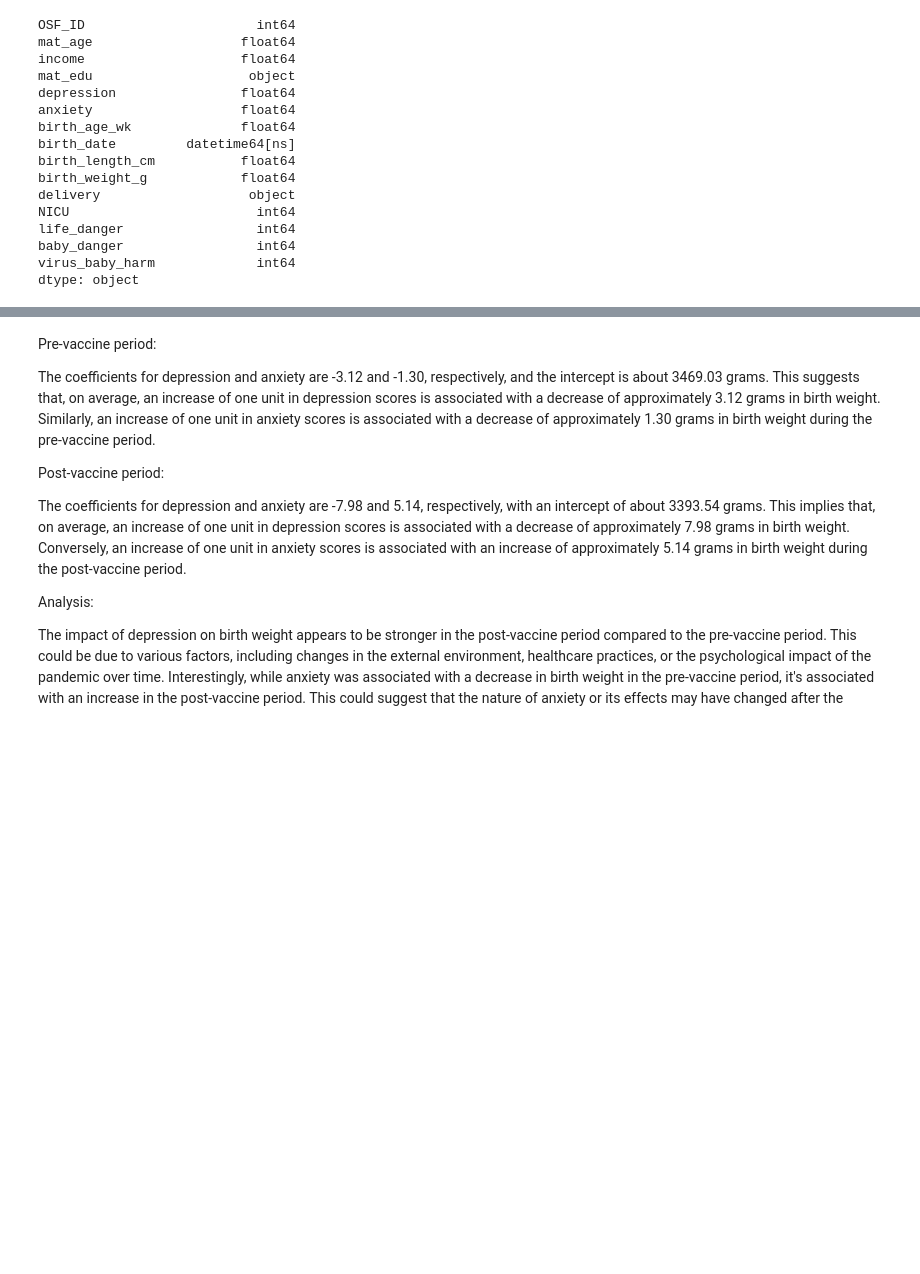
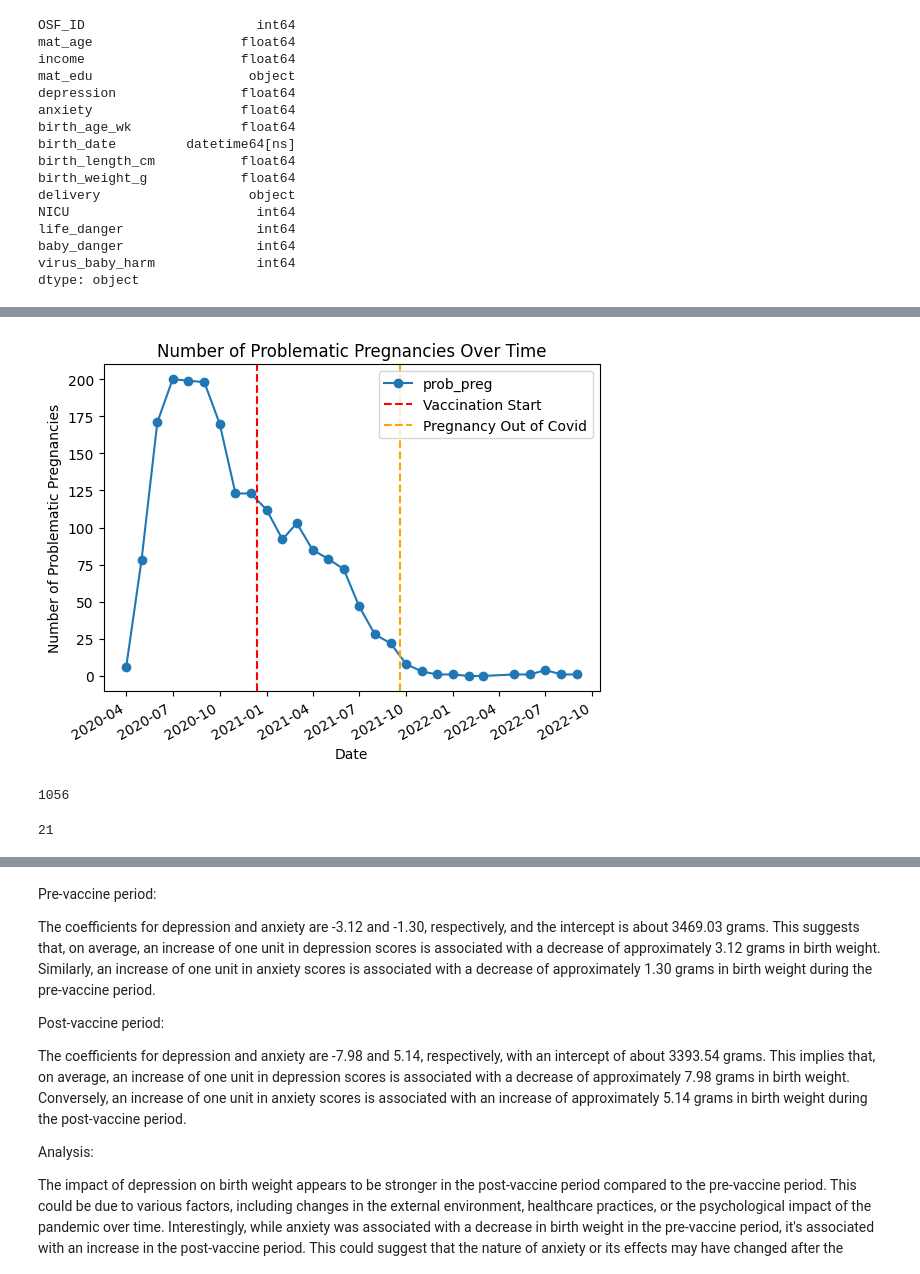
Before and after one commit to jkondo14/Group110_WI24, a Jupyter notebook: Dylangroup110.ipynb, the cells around one changed output, grey strips where cells are left out. Saved outputs shown, nothing was run; the diff lists cells and outputs as text; code cells hidden in the pictures; blank space fills up the shorter version.

```diff
--- a/Dylangroup110.ipynb
+++ b/Dylangroup110.ipynb
@@ -292,0 +299,32 @@ Number of rows in the postvaccine subset: 1886
+# %%
+problematic_pregnancies_by_date = df.groupby('birth_date')['prob_preg'].sum()
+
+# Plot the number of problematic pregnancies over time
+problematic_pregnancies_by_date.plot(marker='o', linestyle='-')
+
+# Add a red line at the specific date
+plt.axvline(x=pd.to_datetime('2020-12-14'), color='red', linestyle='--', label='Vaccination Start')
+plt.axvline(x=pd.to_datetime('2021-9-20'), color='orange', linestyle='--', label='Pregnancy Out of Covid')
+
+# Add labels and title
+plt.xlabel('Date')
+plt.ylabel('Number of Problematic Pregnancies')
+plt.title('Number of Problematic Pregnancies Over Time')
+
+# Add legend
+plt.legend()
+
+# Show the plot
+plt.show()
+# %% [output]
+[figure, added]
+# %%
+# Get the number of problematic pregnancies in the pre and post-covid dataframes
+
+num_prob_preg_pre = prevaccine_df['prob_preg'].sum()
+num_prob_preg_post = postvaccine_df['prob_preg'].sum()
+print(num_prob_preg_pre)
+num_prob_preg_post
+# %% [output]
+1056
+21
```
Also changed, not shown: parts of 9 cells of this notebook.
